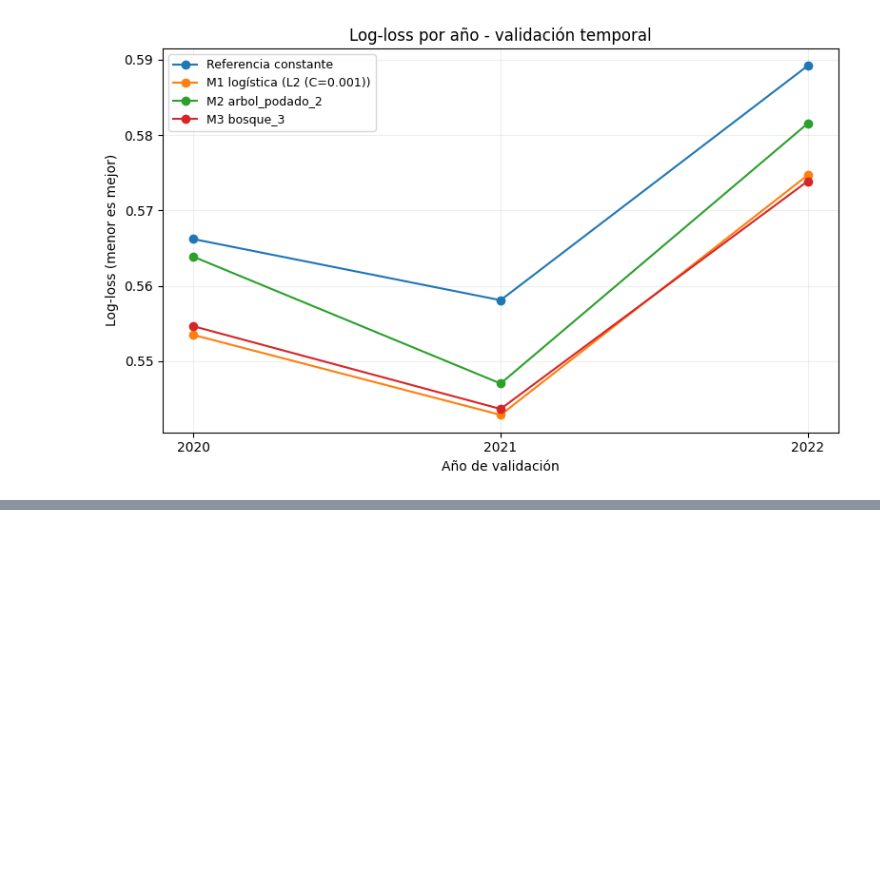
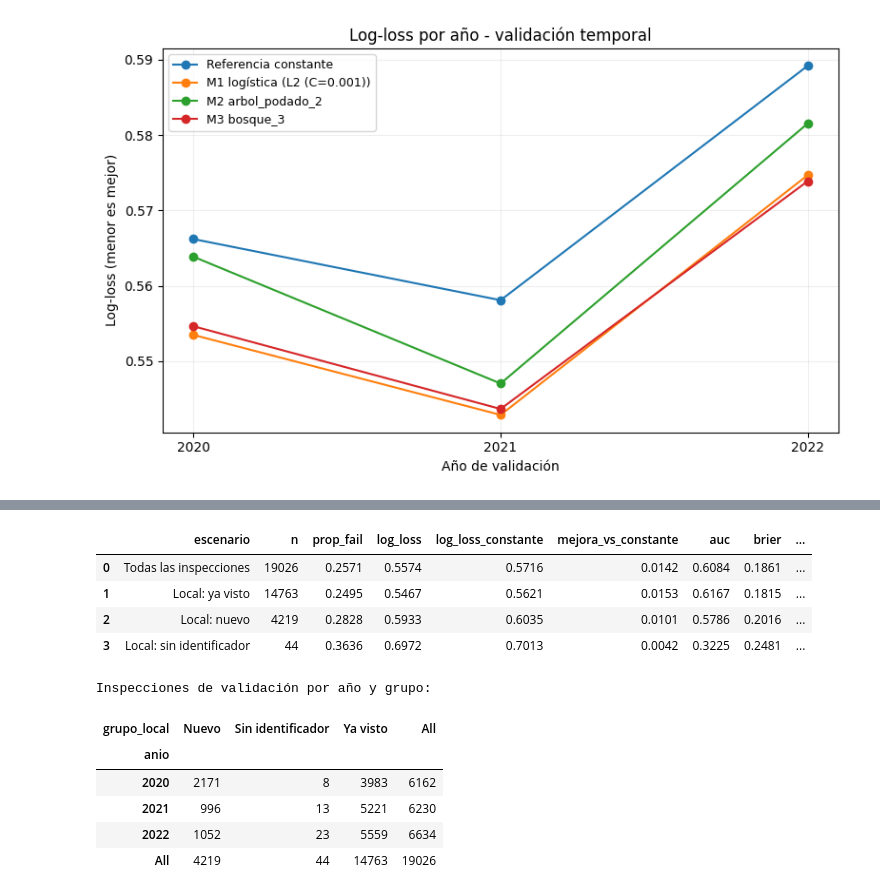
Before and after one commit to jpmondaca/Proyecto-Topicos, a Jupyter notebook: main.ipynb, the cells around one changed output, grey strips where cells are left out. Drawn from its saved outputs; the diff is of its cells as text; code cells hidden in the pictures; blank space fills up the shorter version.

```diff
--- a/main.ipynb
+++ b/main.ipynb
@@ -3643,0 +3758,32 @@ display(tabla_prueba_m1.round(4))
+# %%
+# =============================================================================
+# 10.2 Sensibilidad 2: ¿funciona igual con locales que el modelo no ha visto?
+# Mismo M1 completo de 10.1; solo se separan las inspecciones de validación
+# según si el local ya aparecía en el entrenamiento de esa ventana.
+# =============================================================================
+pred_m1_sens = predicciones_sens["M1 completo"]
+
+filas_locales = [resumir_sens(pred_m1_sens, "Todas las inspecciones")]
+for grupo in ["Ya visto", "Nuevo", "Sin identificador"]:
+    subconjunto = pred_m1_sens[pred_m1_sens["grupo_local"].eq(grupo)]
+    filas_locales.append(resumir_sens(subconjunto, f"Local: {grupo.lower()}"))
+
+tabla_sens_locales = pd.DataFrame(filas_locales)
+with pd.option_context("display.max_columns", None, "display.width", 250):
+    display(tabla_sens_locales.round(4))
+
+print("\nInspecciones de validación por año y grupo:")
+display(pd.crosstab(pred_m1_sens["anio"], pred_m1_sens["grupo_local"], margins=True))
+# %% [output]
+|  | escenario | n | prop_fail | log_loss | log_loss_constante | mejora_vs_constante | auc | brier | ... |
+| 0 | Todas las inspecciones | 19026 | 0.2571 | 0.5574 | 0.5716 | 0.0142 | 0.6084 | 0.1861 | ... |
+| 1 | Local: ya visto | 14763 | 0.2495 | 0.5467 | 0.5621 | 0.0153 | 0.6167 | 0.1815 | ... |
+| 2 | Local: nuevo | 4219 | 0.2828 | 0.5933 | 0.6035 | 0.0101 | 0.5786 | 0.2016 | ... |
+| 3 | Local: sin identificador | 44 | 0.3636 | 0.6972 | 0.7013 | 0.0042 | 0.3225 | 0.2481 | ... |
+Inspecciones de validación por año y grupo:
+| grupo_local | Nuevo | Sin identificador | Ya visto | All |
+| anio |  |  |  |  |
+| 2020 | 2171 | 8 | 3983 | 6162 |
+| 2021 | 996 | 13 | 5221 | 6230 |
+| 2022 | 1052 | 23 | 5559 | 6634 |
+| All | 4219 | 44 | 14763 | 19026 |
```
Also changed, not shown: parts of 18 cells of this notebook.
